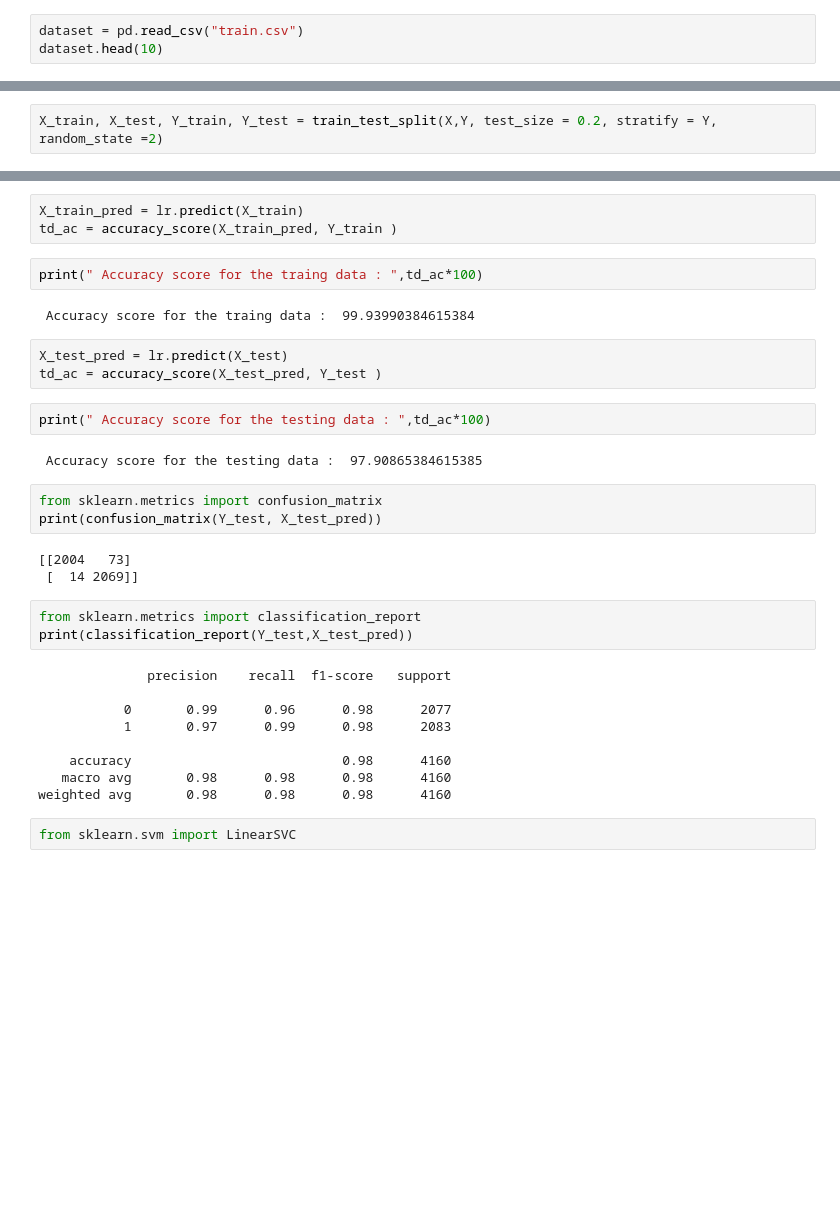
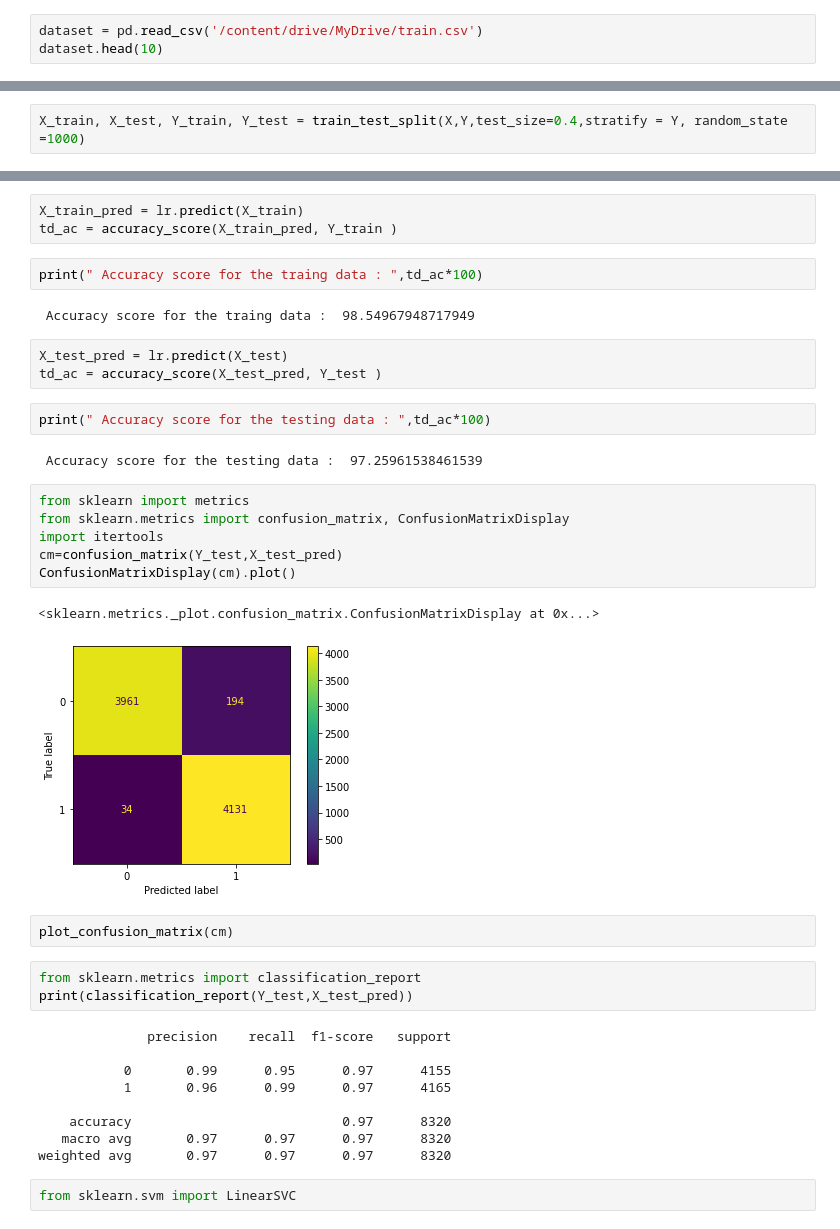
Before and after one commit to nareshyadav2912/fakenewsdetection, a Jupyter notebook: Fake_News_Detection.ipynb, the cells around one changed output, grey strips where cells are left out. Saved outputs shown, nothing was run; the diff lists cells and outputs as text; blank space fills up the shorter version.

```diff
--- a/Fake_News_Detection.ipynb
+++ b/Fake_News_Detection.ipynb
@@ -21,3 +27,3 @@ print(stopwords.words('english'))
 # %%
-dataset = pd.read_csv("train.csv")
+dataset = pd.read_csv('/content/drive/MyDrive/train.csv')
 dataset.head(10)
@@ -71,5 +161,5 @@ print(X)
 # %%
-X_train, X_test, Y_train, Y_test = train_test_split(X,Y, test_size = 0.2, stratify = Y, random_state =2)
+X_train, X_test, Y_train, Y_test = train_test_split(X,Y,test_size=0.4,stratify = Y, random_state =1000)
 # %%
 lr=LogisticRegression()
 lr.fit(X_train,Y_train)
@@ -81,32 +171,37 @@ td_ac = accuracy_score(X_train_pred, Y_train )
 # %%
 print(" Accuracy score for the traing data : ",td_ac*100)
 # %% [output]
- Accuracy score for the traing data :  99.93990384615384
+ Accuracy score for the traing data :  98.54967948717949
 # %%
 X_test_pred = lr.predict(X_test)
 td_ac = accuracy_score(X_test_pred, Y_test )
 # %%
 print(" Accuracy score for the testing data : ",td_ac*100)
 # %% [output]
- Accuracy score for the testing data :  97.90865384615385
+ Accuracy score for the testing data :  97.25961538461539
 # %%
-from sklearn.metrics import confusion_matrix
-print(confusion_matrix(Y_test, X_test_pred))
+from sklearn import metrics
+from sklearn.metrics import confusion_matrix, ConfusionMatrixDisplay
+import itertools
+cm=confusion_matrix(Y_test,X_test_pred)
+ConfusionMatrixDisplay(cm).plot()
 # %% [output]
-[[2004   73]
- [  14 2069]]
+<sklearn.metrics._plot.confusion_matrix.ConfusionMatrixDisplay at 0x...>
+[figure, added]
+# %%
+plot_confusion_matrix(cm)
 # %%
 from sklearn.metrics import classification_report
 print(classification_report(Y_test,X_test_pred))
 # %% [output]
               precision    recall  f1-score   support
 
-           0       0.99      0.96      0.98      2077
-           1       0.97      0.99      0.98      2083
+           0       0.99      0.95      0.97      4155
+           1       0.96      0.99      0.97      4165
 
-    accuracy                           0.98      4160
-   macro avg       0.98      0.98      0.98      4160
-weighted avg       0.98      0.98      0.98      4160
+    accuracy                           0.97      8320
+   macro avg       0.97      0.97      0.97      8320
+weighted avg       0.97      0.97      0.97      8320
 # %%
 from sklearn.svm import LinearSVC
 # %%
```
Also changed, not shown: parts of 21 cells of this notebook.
